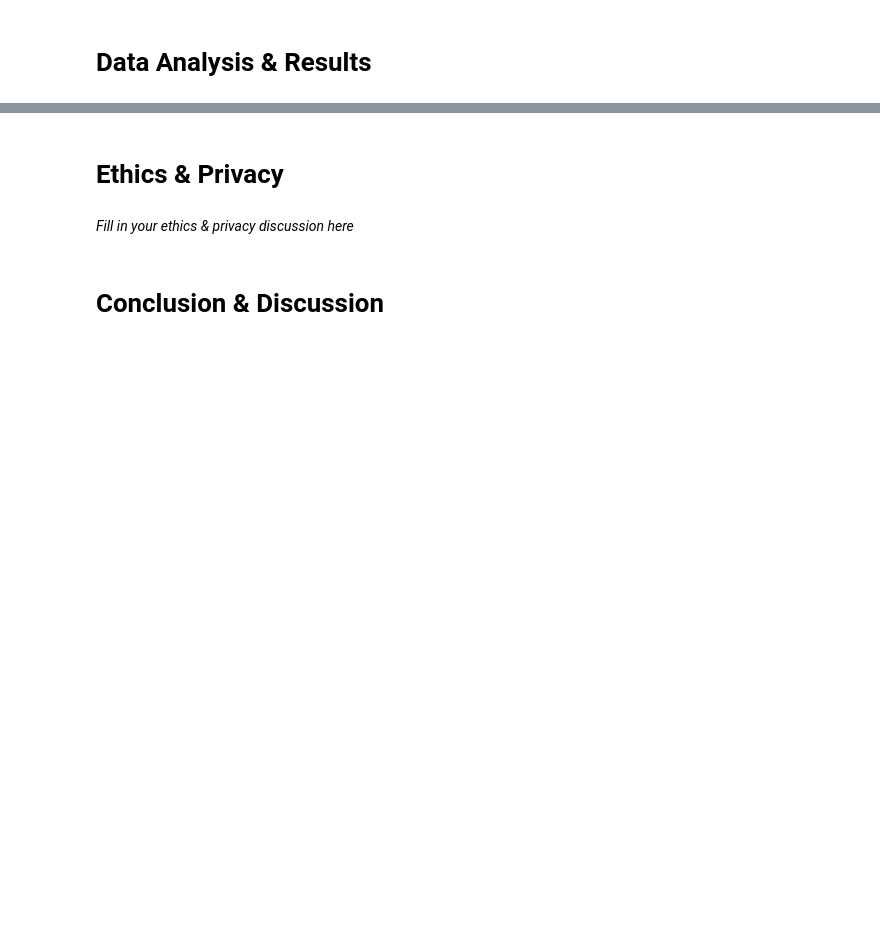
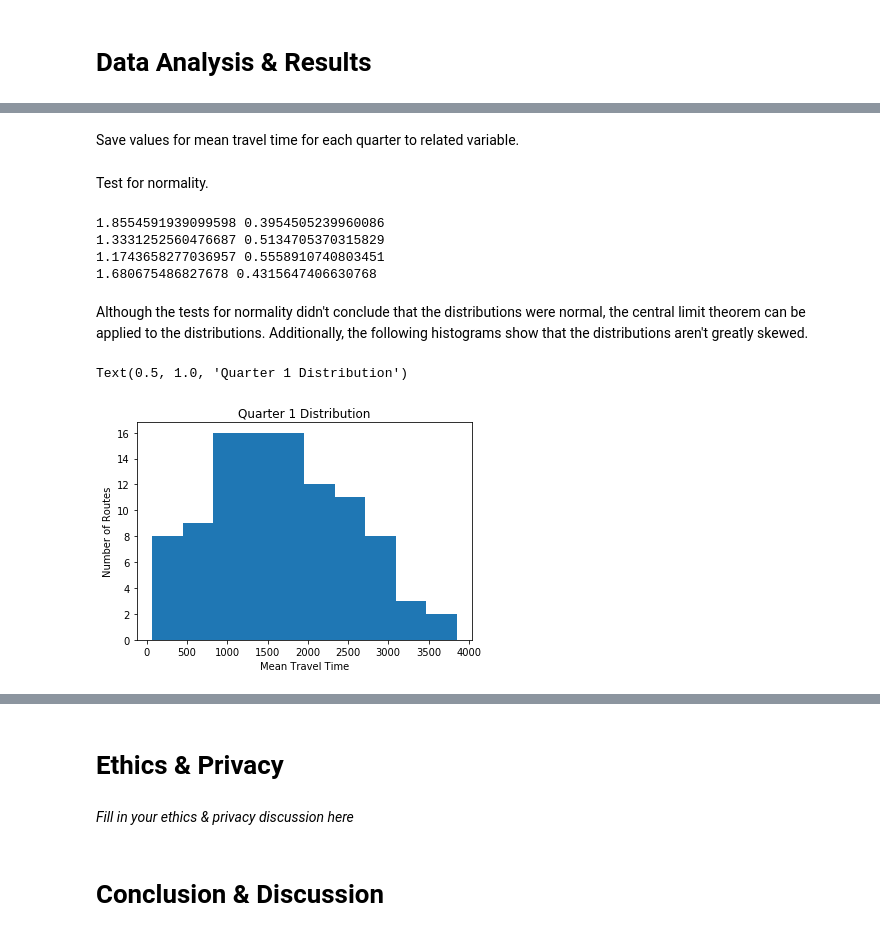
Before and after one commit to M20190649/COGS-108-Final-Project, a Jupyter notebook: FinalProject_group172.ipynb, the cells around one changed output, grey strips where cells are left out. Saved outputs shown, nothing was run; the diff lists cells and outputs as text; code cells hidden in the pictures; blank space fills up the shorter version.

```diff
--- a/FinalProject_group172.ipynb
+++ b/FinalProject_group172.ipynb
@@ -710,3 +708,22 @@ allquarter_df.to_csv('allquarter.csv')
 allquarter_df.shape
 # %% [output]
 (101, 5)
+# %%
+# new dataframes from filtered data
+
+new_dfs = []
+
+import os
+for root, dirs, files in os.walk("/Users/rajandeepkaur/Desktop/COGS-108-Final-Project/data"):
+    cleaned_dfs = []
+    for file in files:
+        if file.endswith(".csv"):
+            if file[0:2] == 'df':
+                path = root +"/"+ file
+                df = pd.read_csv(path)
+                df.drop(columns='Unnamed: 0', inplace=True)
+                new_dfs.append(df)
+
+allquarter_df = pd.read_csv('data/allquarter.csv')
+allquarter_df.drop(columns='Unnamed: 0',inplace=True)
+allquarter_df.head()
@@ -794,0 +741,2 @@ for df_route in dfs_route_4:
+# %% [markdown]
+Save values for mean travel time for each quarter to related variable.
@@ -794,0 +751,27 @@ for df_route in dfs_route_4:
+# %% [markdown]
+Test for normality.
+# %%
+st_q1, p_q1 = stats.normaltest(Q1_mean_travel_time)
+st_q2, p_q2 = stats.normaltest(Q2_mean_travel_time)
+st_q3, p_q3 = stats.normaltest(Q3_mean_travel_time)
+st_q4, p_q4 = stats.normaltest(Q4_mean_travel_time)
+
+print(st_q1, p_q1)
+print(st_q2, p_q2)
+print(st_q3, p_q3)
+print(st_q4, p_q4)
+# %% [output]
+1.8554591939099598 0.3954505239960086
+1.3331252560476687 0.5134705370315829
+1.1743658277036957 0.5558910740803451
+1.680675486827678 0.4315647406630768
+# %% [markdown]
+Although the tests for normality didn't conclude that the distributions were normal, the central limit theorem can be applied to the distributions. Additionally, the following histograms show that the distributions aren't greatly skewed.
+# %%
+allquarter_df['Q1_mean_travel_time'].plot.hist()
+plt.xlabel("Mean Travel Time")
+plt.ylabel("Number of Routes")
+plt.title("Quarter 1 Distribution")
+# %% [output]
+Text(0.5, 1.0, 'Quarter 1 Distribution')
+[figure, added]
```
Also changed, not shown: parts of 34 cells of this notebook.
